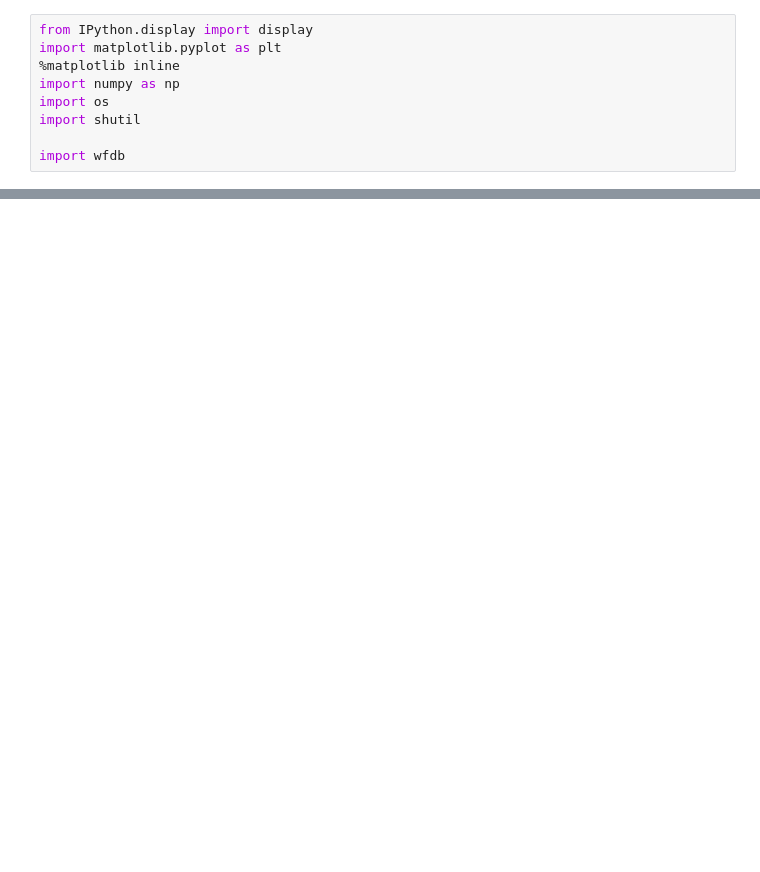
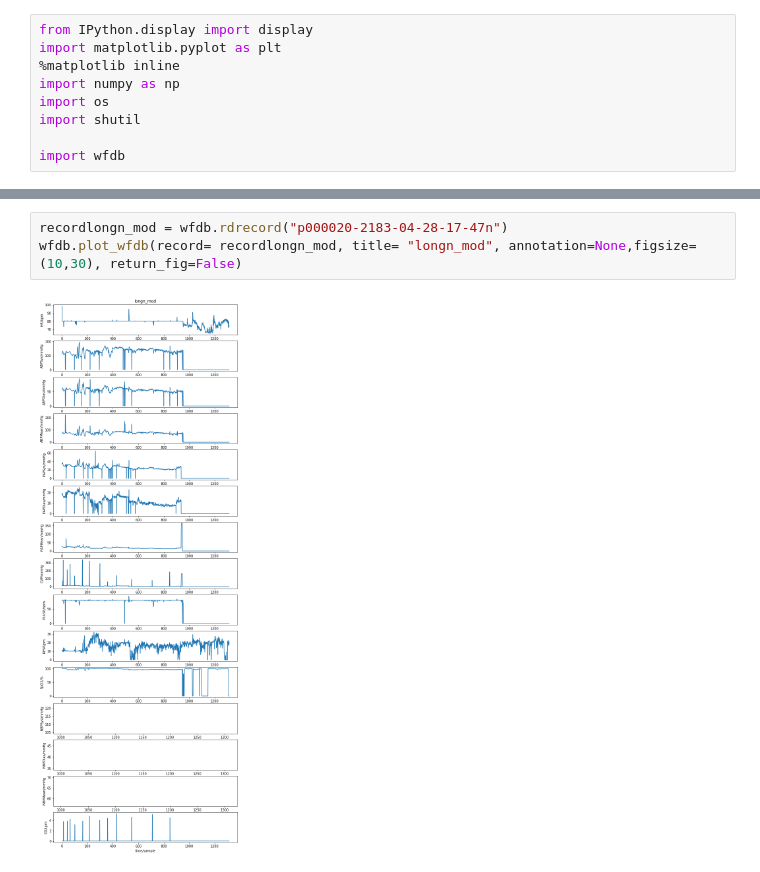
Before and after one commit to ParthShah412/Sepsis_and_Septic_shock_Detection, a Jupyter notebook: p000020/prac0913.ipynb, the cells around one changed output, grey strips where cells are left out. Drawn from its saved outputs; the diff is of its cells as text; blank space fills up the shorter version.

```diff
--- a/p000020/prac0913.ipynb
+++ b/p000020/prac0913.ipynb
@@ -22,0 +40,5 @@ wfdb.plot_wfdb(record=record2, title='3544749_0002')
+# %%
+recordlongn_mod = wfdb.rdrecord("p000020-2183-04-28-17-47n")
+wfdb.plot_wfdb(record= recordlongn_mod, title= "longn_mod", annotation=None,figsize=(10,30), return_fig=False)
+# %% [output]
+[figure, added]
```
Also changed, not shown: parts of 1 cell of this notebook.
